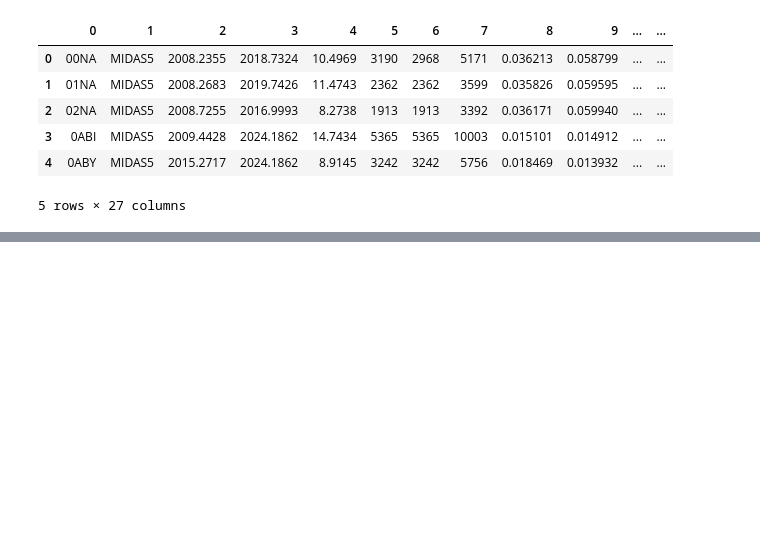
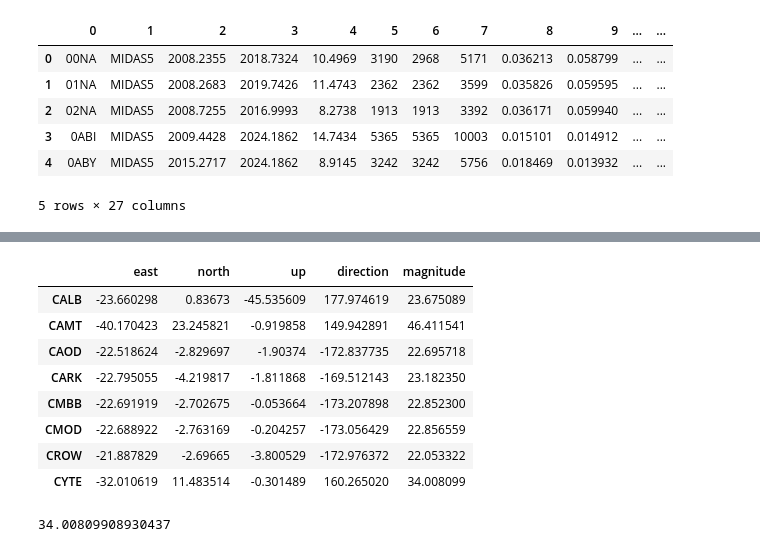
Before and after one commit to ICSlingerland/synthesis_assign, a Jupyter notebook: synthesis.ipynb, the cells around one changed output, grey strips where cells are left out. Drawn from its saved outputs; the diff is of its cells as text; code cells hidden in the pictures; blank space fills up the shorter version.

```diff
--- a/synthesis.ipynb
+++ b/synthesis.ipynb
@@ -632,0 +179,25 @@ print(numbers)
+# %%
+def GLR_function(e0, ea, Q_yy_inv, q=4, alpha=0.05):
+    Q_yy_inv = Q_yy_inv.toarray()
+    T_q = (e0.T @ Q_yy_inv @ e0) - (ea.T @ Q_yy_inv @ ea)
+    c2 = chi2.ppf(1 - alpha, df=q)
+
+    if T_q < c2:
+        return True
+
+    return False
+# %%
+def create_vector(df):
+    """Compute direction and magnitude of velocity vectors for a dataframe.
+
+    Args:
+        df (DataFrame): DataFrame containing 'east' and 'north' velocity components.
+
+    Returns:
+        tuple: Two Series containing the direction and magnitude of each vector.
+    """
+    v_north = np.array(df['north'].astype(float))
+    v_east = np.array(df['east'].astype(float))
+    direction = np.rad2deg(np.arctan2(v_north, v_east))
+    magnitude = np.sqrt(v_east**2 + v_north**2)
+    return direction, magnitude
@@ -632,0 +219,3 @@ print(numbers)
+# %%
+df_accepted = pd.DataFrame(columns=["east", "north", "up"], index=list_of_chosen_stations)
+df_velocities = df_accepted.copy(deep=True)
@@ -632,0 +339,2 @@ print(numbers)
+# %%
+df_velocities[["direction", "magnitude"]] = np.transpose(create_vector(df_velocities))
@@ -632,0 +373,16 @@ print(numbers)
+# %%
+df_velocities.head(8)
+# %% [output]
+|  | east | north | up | direction | magnitude |
+| CALB | -23.660298 | 0.83673 | -45.535609 | 177.974619 | 23.675089 |
+| CAMT | -40.170423 | 23.245821 | -0.919858 | 149.942891 | 46.411541 |
+| CAOD | -22.518624 | -2.829697 | -1.90374 | -172.837735 | 22.695718 |
+| CARK | -22.795055 | -4.219817 | -1.811868 | -169.512143 | 23.182350 |
+| CMBB | -22.691919 | -2.702675 | -0.053664 | -173.207898 | 22.852300 |
+| CMOD | -22.688922 | -2.763169 | -0.204257 | -173.056429 | 22.856559 |
+| CROW | -21.887829 | -2.69665 | -3.800529 | -172.976372 | 22.053322 |
+| CYTE | -32.010619 | 11.483514 | -0.301489 | 160.265020 | 34.008099 |
+# %%
+df_velocities.loc['CYTE', 'magnitude']
+# %% [output]
+34.00809908930437
```
Also changed, not shown: parts of 62 cells of this notebook, 10 other files.
